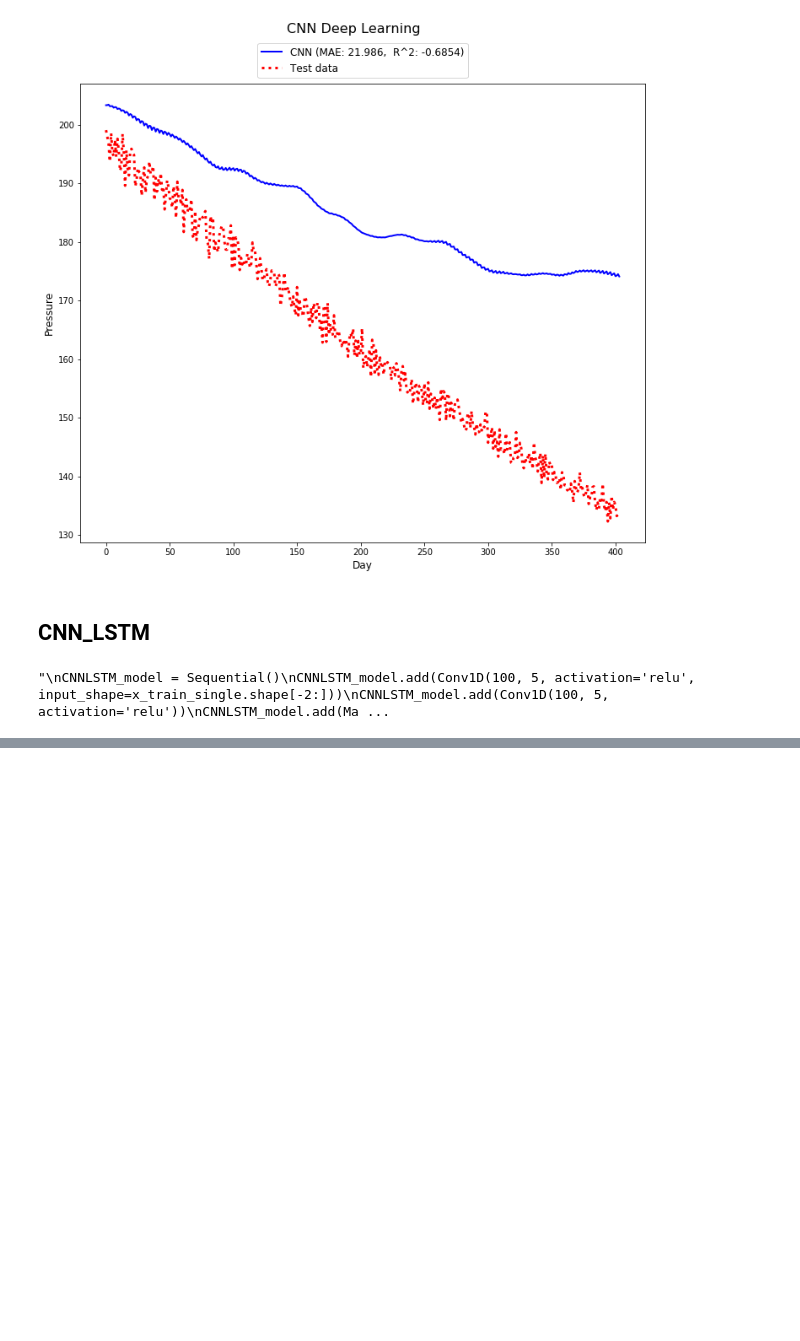
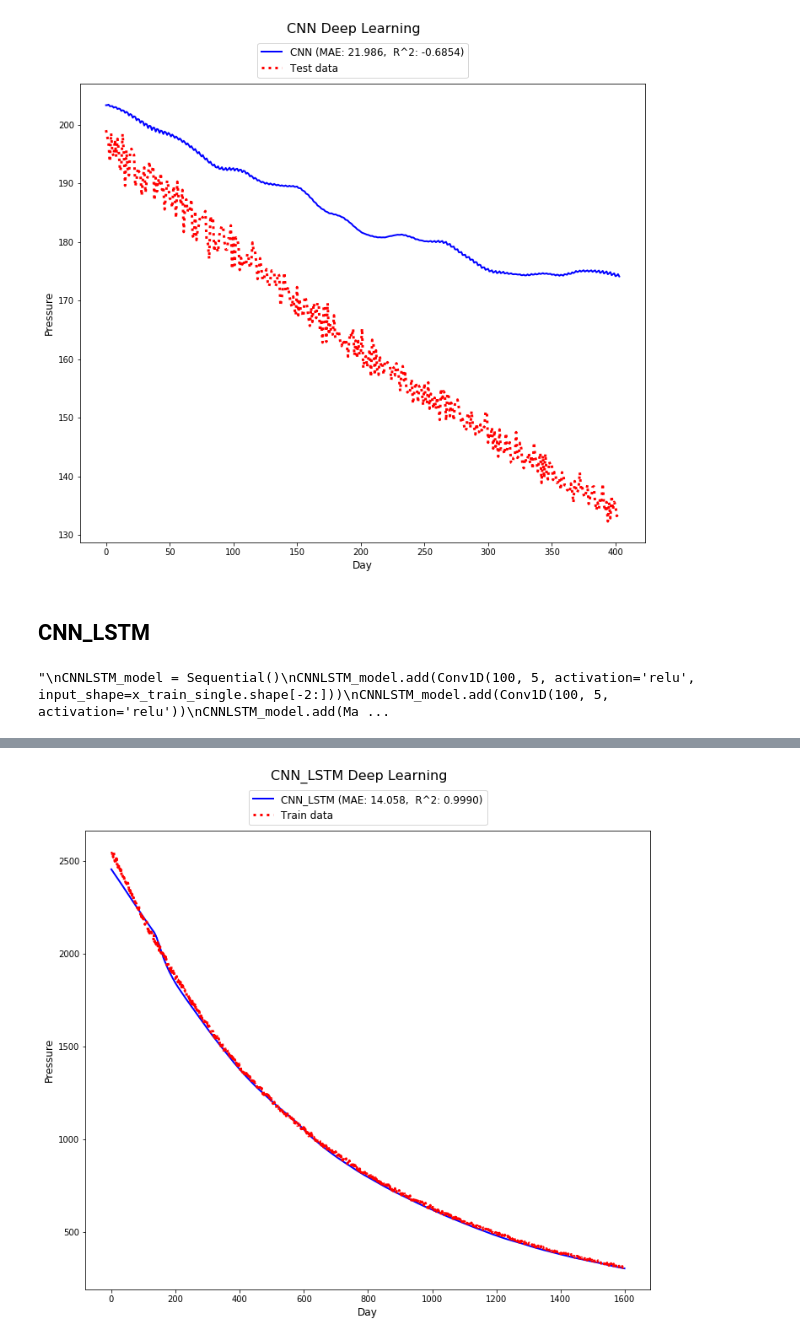
Before and after one commit to d8veone/Shale_well_Machine_Learning, a Jupyter notebook: CNN/Well_TF_T_Series_CNN_v1.ipynb, the cells around one changed output, grey strips where cells are left out. Cells and saved outputs as stored; diff of their text form; code cells hidden in the pictures; blank space fills up the shorter version.

```diff
--- a/CNN/Well_TF_T_Series_CNN_v1.ipynb
+++ b/CNN/Well_TF_T_Series_CNN_v1.ipynb
@@ -535,0 +550,14 @@ CNN_comp_plot("CNN_LSTM",
+# %%
+predictions2=CNNLSTM_model.predict(x_train_single)
+predictions2=predictions2*data_std[12]+data_mean[12]
+# %%
+y_train_single=y_train_single*data_std[12]+data_mean[12]
+# %%
+CNN_comp_plot("CNN_LSTM",
+             y_train_single, "Train data",
+             predictions2,
+             "Day",
+             "Pressure",
+             "CNN_LSTM Deep Learning")
+# %% [output]
+[figure, added]
```
Also changed, not shown: parts of 10 cells of this notebook, 1 other file.
